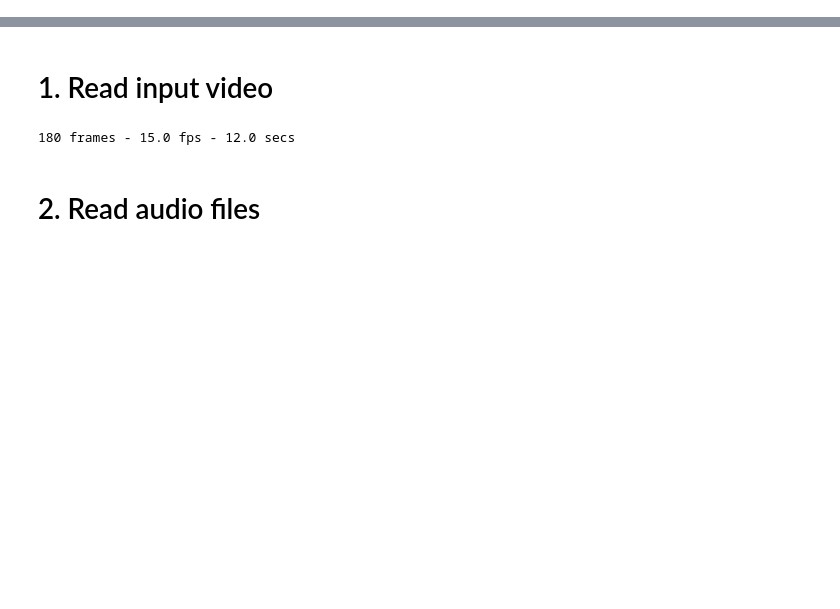
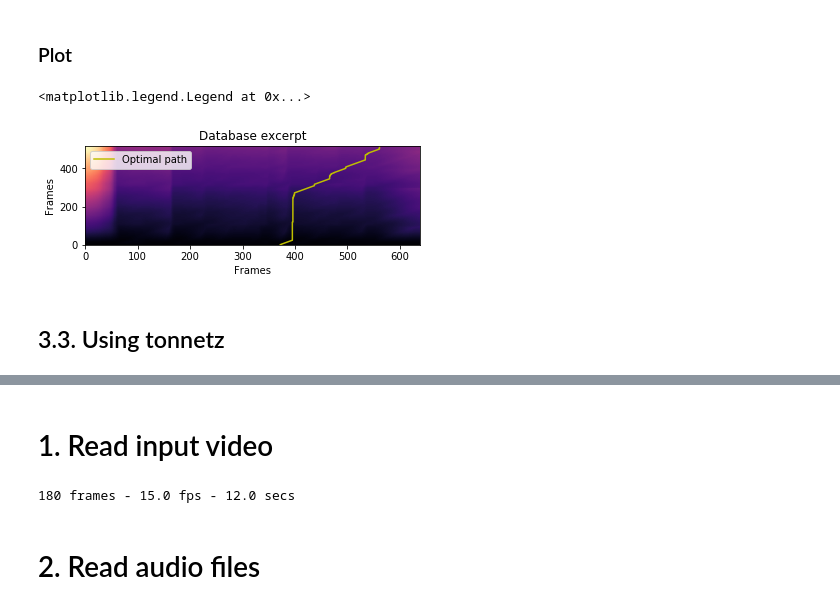
Before and after one commit to voletiv/movie-translation-experiments, a Jupyter notebook: dynamic_programming/pilot/Andrew_Ng_video_translation.ipynb, the cells around one changed output, grey strips where cells are left out. Cells and saved outputs as stored; diff of their text form; code cells hidden in the pictures; blank space fills up the shorter version.

```diff
--- a/dynamic_programming/pilot/Andrew_Ng_video_translation.ipynb
+++ b/dynamic_programming/pilot/Andrew_Ng_video_translation.ipynb
@@ -6,0 +55,3 @@ https://drive.google.com/open?id=1YFhE8Z6T1AK8l2UZ76c9e892sP6mf1sJ
+# %%
+source_chroma_features = librosa.feature.chroma_cens(y=source_audio, sr=source_sr)
+target_chroma_features = librosa.feature.chroma_cens(y=target_audio, sr=target_sr)
@@ -6,0 +98,14 @@ https://drive.google.com/open?id=1YFhE8Z6T1AK8l2UZ76c9e892sP6mf1sJ
+# %% [markdown]
+### Plot
+# %%
+import librosa.display
+plt.subplot(2, 1, 1)
+librosa.display.specshow(D_chroma, x_axis='frames', y_axis='frames')
+plt.title('Database excerpt')
+plt.plot(wp_chroma[:, 1], wp_chroma[:, 0], label='Optimal path', color='y')
+plt.legend()
+# %% [output]
+<matplotlib.legend.Legend at 0x...>
+[figure, added]
+# %% [markdown]
+## 3.3. Using tonnetz
```
Also changed, not shown: parts of 31 cells of this notebook.
